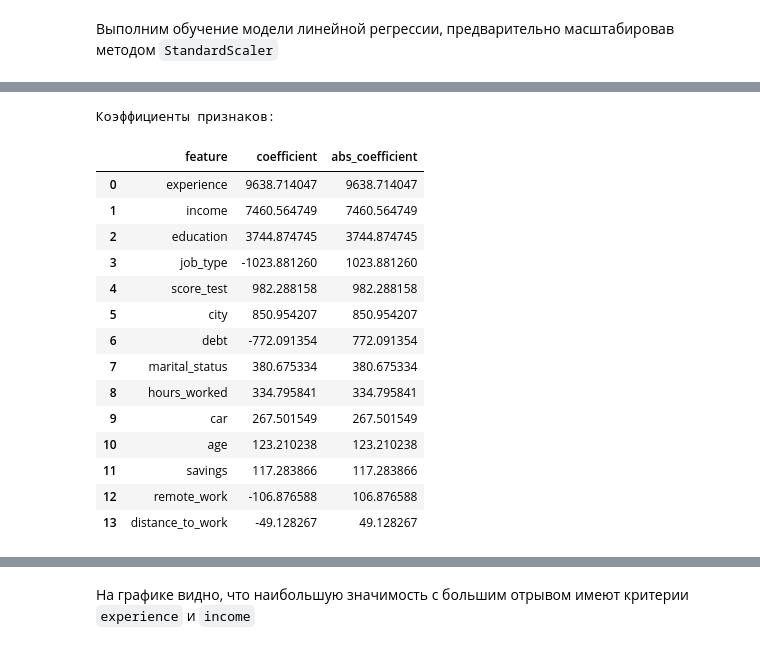
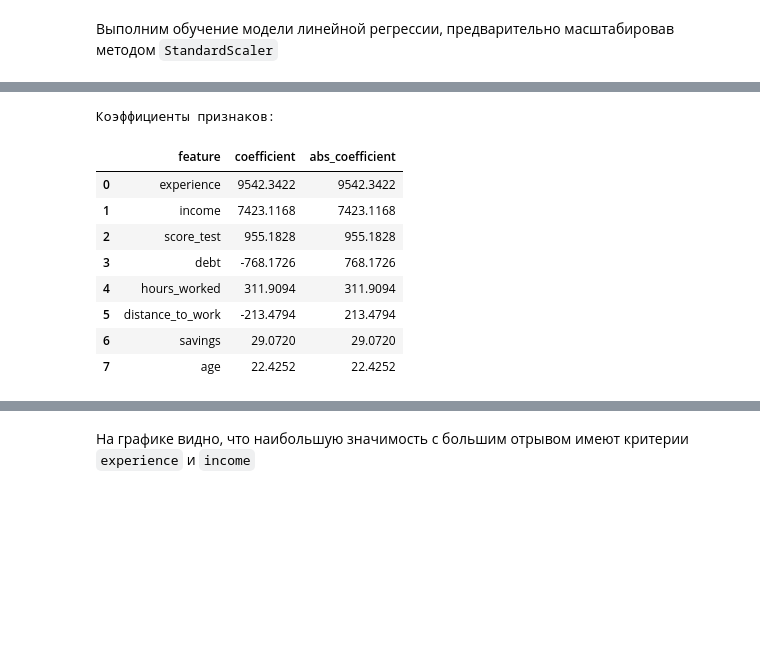
Before and after one commit to tush00nka/DA_lab_3, a Jupyter notebook: ЛР3_Борисоглебский_12.ipynb, the cells around one changed output, grey strips where cells are left out. Drawn from its saved outputs; the diff is of its cells as text; code cells hidden in the pictures; blank space fills up the shorter version.

```diff
--- a/ЛР3_Борисоглебский_12.ipynb
+++ b/ЛР3_Борисоглебский_12.ipynb
@@ -518,32 +534,29 @@ R2 metric: 0.4972
 # %%
-coefficients_df = pd.DataFrame({
-    'feature': X.columns.tolist(),  # названия признаков
-    'coefficient': model.coef_      # коэффициенты модели
-})
+def coeff(model):
+	coefficients_df = pd.DataFrame({
+		'feature': X.columns.tolist(),  # названия признаков
+		'coefficient': model.coef_      # коэффициенты модели
+	})
 
-# Сортируем по абсолютному значению коэффициентов для оценки важности
-coefficients_df['abs_coefficient'] = np.abs(coefficients_df['coefficient'])
-coefficients_df = coefficients_df.sort_values('abs_coefficient', ascending=False).reset_index(drop=True)
+	# Сортируем по абсолютному значению коэффициентов для оценки важности
+	coefficients_df['abs_coefficient'] = np.abs(coefficients_df['coefficient'])
+	coefficients_df = coefficients_df.sort_values('abs_coefficient', ascending=False).reset_index(drop=True)
 
-print("Коэффициенты признаков:")
-display(coefficients_df)
+	print("Коэффициенты признаков:")
+	display(coefficients_df)
+
+coeff(model)
 # %% [output]
 Коэффициенты признаков:
 |  | feature | coefficient | abs_coefficient |
-| 0 | experience | 9638.714047 | 9638.714047 |
-| 1 | income | 7460.564749 | 7460.564749 |
-| 2 | education | 3744.874745 | 3744.874745 |
-| 3 | job_type | -1023.881260 | 1023.881260 |
-| 4 | score_test | 982.288158 | 982.288158 |
-| 5 | city | 850.954207 | 850.954207 |
-| 6 | debt | -772.091354 | 772.091354 |
-| 7 | marital_status | 380.675334 | 380.675334 |
-| 8 | hours_worked | 334.795841 | 334.795841 |
-| 9 | car | 267.501549 | 267.501549 |
-| 10 | age | 123.210238 | 123.210238 |
-| 11 | savings | 117.283866 | 117.283866 |
-| 12 | remote_work | -106.876588 | 106.876588 |
-| 13 | distance_to_work | -49.128267 | 49.128267 |
+| 0 | experience | 9542.3422 | 9542.3422 |
+| 1 | income | 7423.1168 | 7423.1168 |
+| 2 | score_test | 955.1828 | 955.1828 |
+| 3 | debt | -768.1726 | 768.1726 |
+| 4 | hours_worked | 311.9094 | 311.9094 |
+| 5 | distance_to_work | -213.4794 | 213.4794 |
+| 6 | savings | 29.0720 | 29.0720 |
+| 7 | age | 22.4252 | 22.4252 |
 # %%
 pd.DataFrame({"Feature":X.columns.to_list(),"Coefficients":model.coef_.flatten().T})
 plt.barh(X.columns.to_list(), model.coef_.flatten())
```
Also changed, not shown: parts of 14 cells of this notebook.
